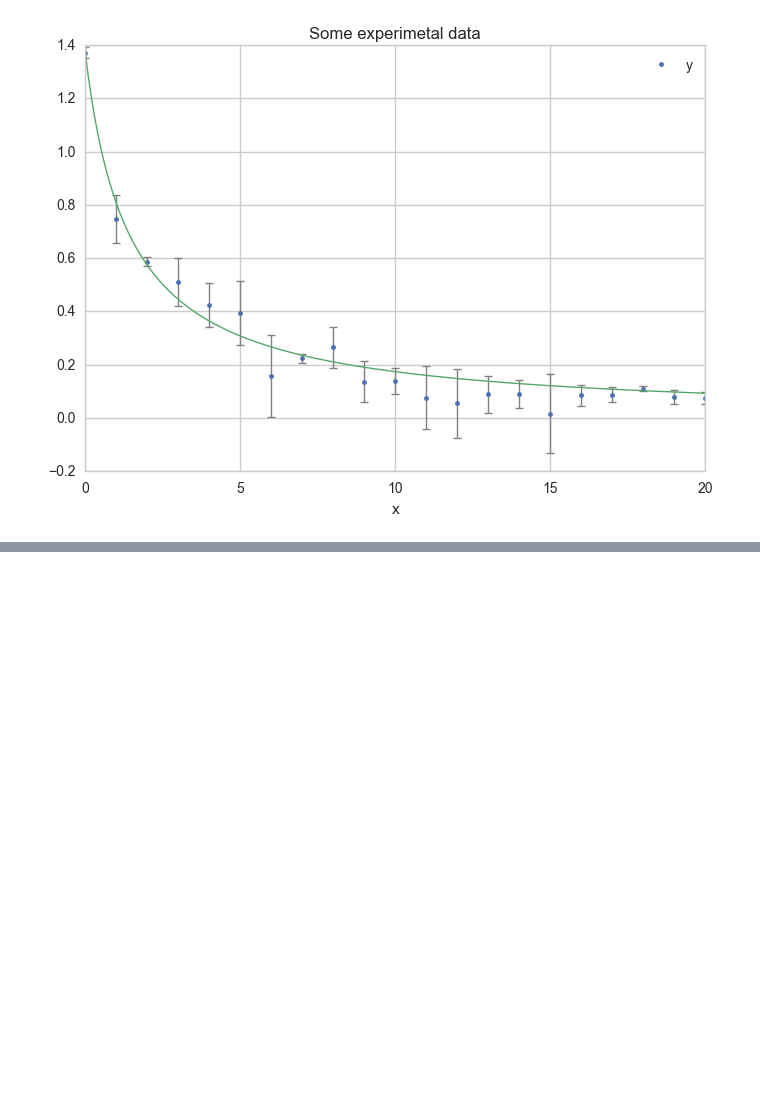
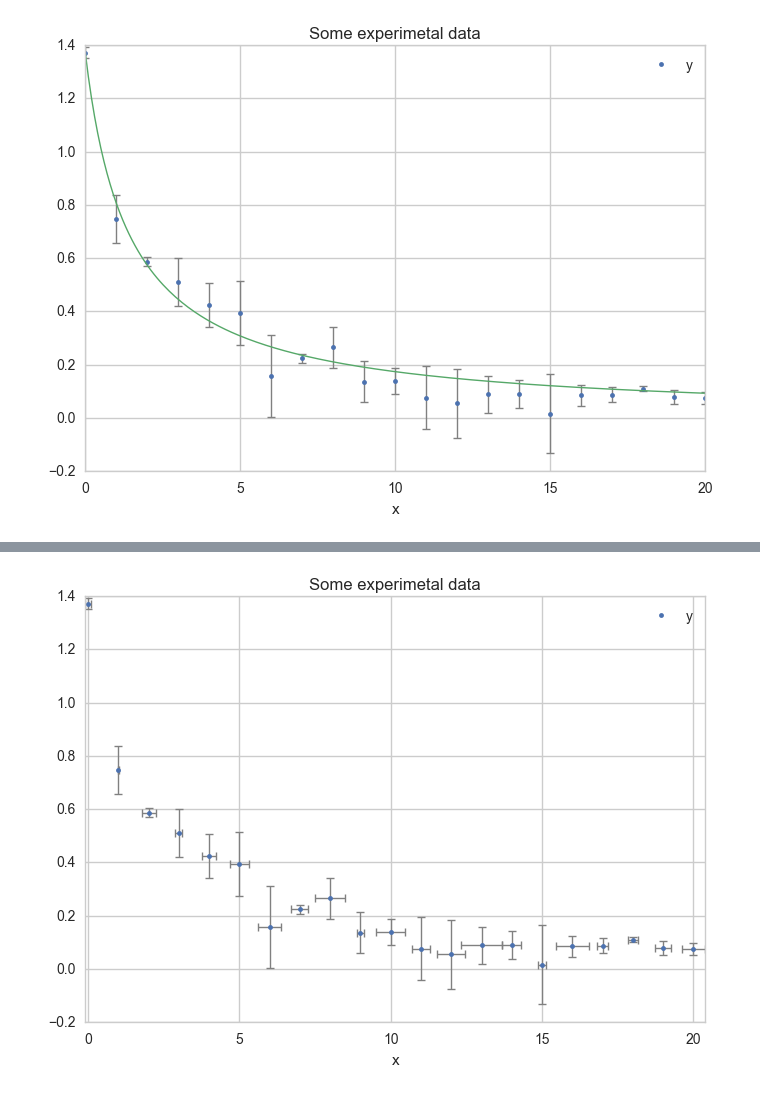
Before and after one commit to gVallverdu/cookbook, a Jupyter notebook: curve_fit.ipynb, the cells around one changed output, grey strips where cells are left out. Saved outputs shown, nothing was run; the diff lists cells and outputs as text; code cells hidden in the pictures; blank space fills up the shorter version.

Commit message:
update fit odr and curve_fit

```diff
--- a/curve_fit.ipynb
+++ b/curve_fit.ipynb
@@ -61,7 +67,7 @@ def model(x, a, c):
 
 Compute y values for the model with an estimate.
 # %%
-df["model"] = model(df["x"], 3, -2)
+df["model"] = f_model(df["x"], 3, -2)
 df.head(8)
 # %% [output]
 |  | x | y | Dy | model |
@@ -98,8 +104,8 @@ $$\sum_k \dfrac{\left(f(\text{xdata}_k, \texttt{*popt}) - \text{ydata}_k\right)^
 help(curve_fit)
 # %%
 popt, pcov = curve_fit(
-    f=model,         # model function
-    xdata=df["x"],  # x data
+    f=f_model,       # model function
+    xdata=df["x"],   # x data
     ydata=df["y"],   # y data
     p0=(3, -2),      # initial value of the parameters
     sigma=df["Dy"]   # uncertainties on y
@@ -142,6 +154,6 @@ r^2 =   0.910600
 Now, see the results on a plot :
 # %%
-df["model"] = model(df["x"], a_opt, c_opt)
+df["model"] = f_model(df.x, a_opt, c_opt)
 df.head()
 # %% [output]
 |  | x | y | Dy | model |
@@ -179,0 +203,6 @@ ax.plot(x, model(x, a_opt, c_opt), linewidth=1)
+# %%
+nval = len(df)
+del df["model"]
+Dx = [np.random.normal(0.3, 0.2) for i in range(nval)]
+df["Dx"] = Dx
+df.head()
@@ -179,0 +216,10 @@ ax.plot(x, model(x, a_opt, c_opt), linewidth=1)
+# %%
+ax = df.plot(
+    x="x", y="y",
+    kind="line", yerr="Dy", xerr="Dx",
+    title="Some experimetal data",
+    linestyle="", marker=".",
+    capthick=1, ecolor="gray", linewidth=1
+)
+# %% [output]
+[figure, added]
```
Also changed, not shown: parts of 22 cells of this notebook, 1 other file.
